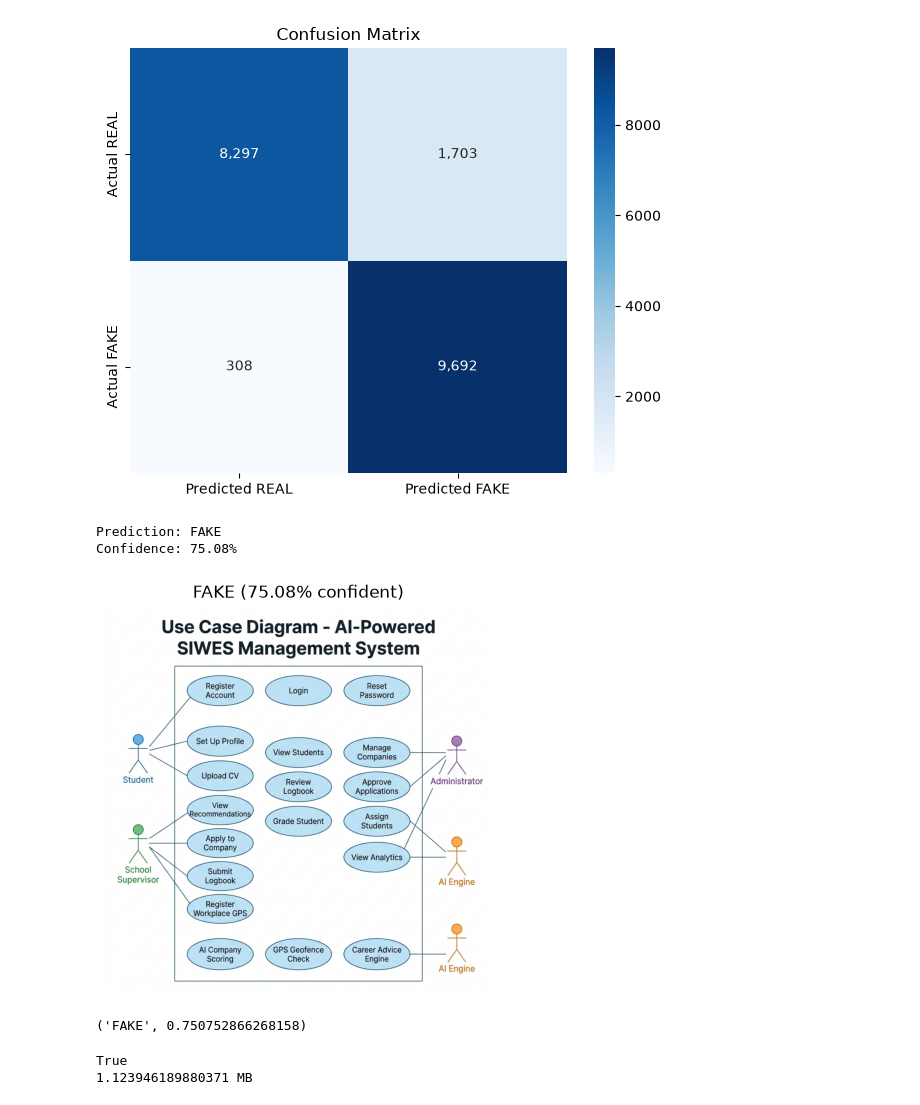
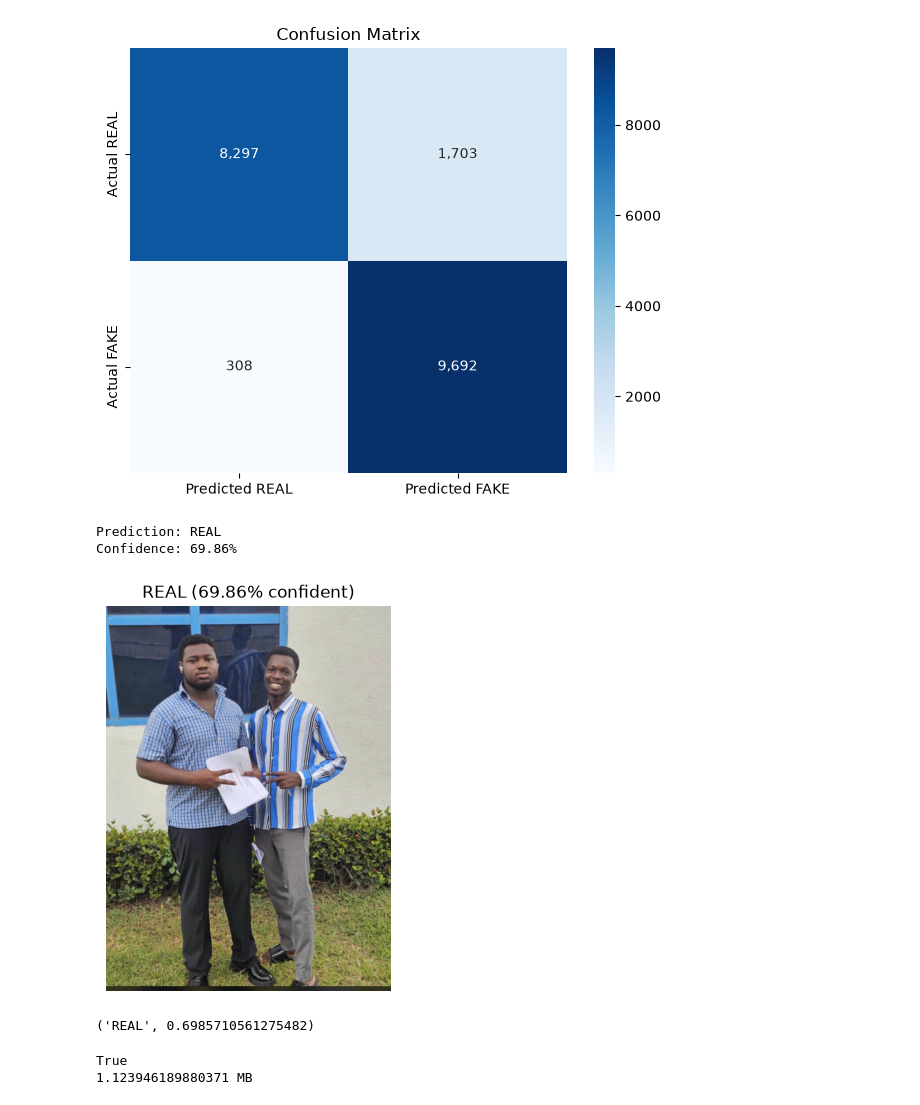
Before and after one commit to Joshcodings/Ai-Dectector, a Jupyter notebook: AI-IMAGE-DETECTOR .ipynb, the cells around one changed output. Drawn from its saved outputs; the diff is of its cells as text; code cells hidden in the pictures.

```diff
--- a/AI-IMAGE-DETECTOR .ipynb
+++ b/AI-IMAGE-DETECTOR .ipynb
@@ -288,33 +288,33 @@ weighted avg     0.9074    0.8994    0.8990     20000
 # %%
 def predict_image(image_path, threshold=0.50):
     image_path = Path(image_path)
     original = tf.keras.utils.load_img(image_path)
     resized = tf.keras.utils.load_img(image_path, target_size=IMG_SIZE, color_mode="rgb")
     image_array = tf.keras.utils.img_to_array(resized)
     image_array = np.expand_dims(image_array, axis=0)
     probability_fake = float(model.predict(image_array, verbose=0)[0][0])
 
     prediction = "FAKE" if probability_fake >= threshold else "REAL"
     confidence = probability_fake if prediction == "FAKE" else 1 - probability_fake
 
     print("Prediction:", prediction)
     print(f"Confidence: {confidence:.2%}")
 
     plt.figure(figsize=(5, 5))
     plt.imshow(original)
     plt.title(f"{prediction} ({confidence:.2%} confident)")
     plt.axis("off")
     plt.show()
 
     return prediction, confidence
 
 # Example usage:
-predict_image(r"C:\Users\hp\Downloads\SIWES_Use_Case_Diagram.png")
+predict_image(r"C:\Users\hp\Downloads\WhatsApp Unknown 2026-08-16 at 05.48.12\WhatsApp Image 2026-08-16 at 05.51.34.jpeg")
 # %% [output]
-Prediction: FAKE
-Confidence: 75.08%
+Prediction: REAL
+Confidence: 69.86%
-[figure, old version]
+[figure, new version]
-('FAKE', 0.750752866268158)
+('REAL', 0.6985710561275482)
 # %%
 from pathlib import Path
 print(Path("best_model.keras").exists())
```
Also changed, not shown: 3 other files.
